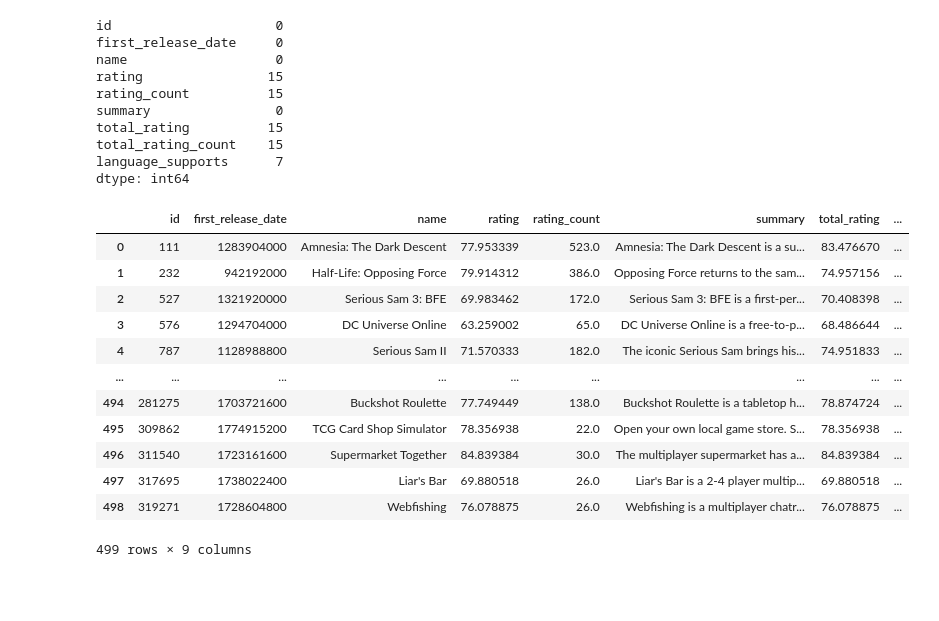
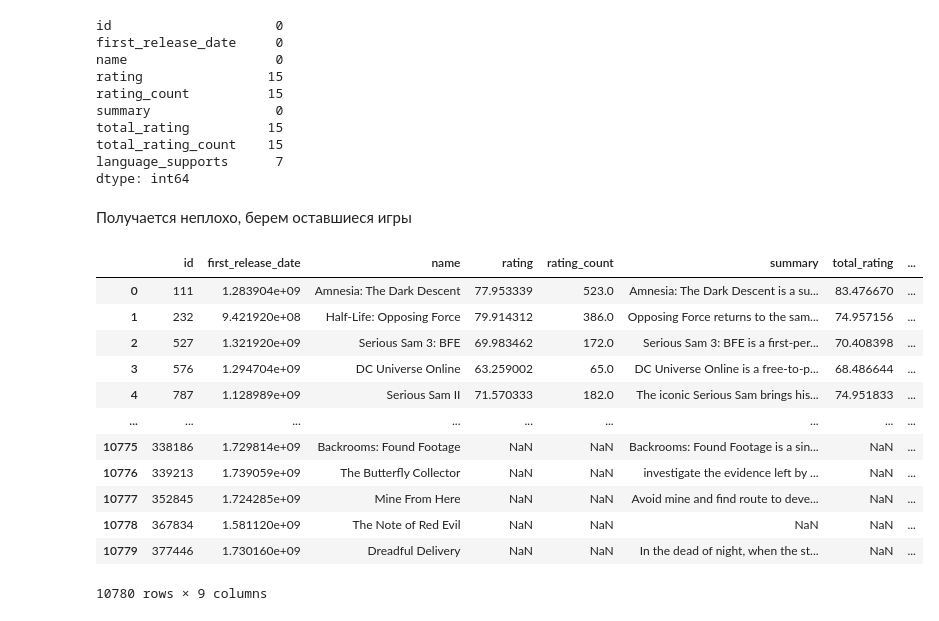
Before and after one commit to ylevennn/smadimo-gp-2, a Jupyter notebook: src/igdb.ipynb, the cells around one changed output. Drawn from its saved outputs; the diff is of its cells as text; code cells hidden in the pictures; blank space fills up the shorter version.

```diff
--- a/src/igdb.ipynb
+++ b/src/igdb.ipynb
@@ -191,19 +195,41 @@ total_rating          15
 total_rating_count    15
 language_supports      7
 dtype: int64
+# %% [markdown]
+Получается неплохо, берем оставшиеся игры
 # %%
-df_games_igdb
+prob = out.copy()
+
+ids = prob['game'].astype(str).tolist()
+ids_str = ','.join(ids)
+
+all = []
+
+for i in range(0, len(prob), 500):
+    ids = prob['game'].iloc[i:i+500].astype(str).tolist()
+    ids_str = ",".join(ids)
+
+    data1 = f'''
+    fields id, name, rating, rating_count, total_rating, total_rating_count, first_release_date,
+    language_supports, summary; where id = ({ids_str}); limit 500;
+    '''
+    request = requests.post('https://api.igdb.com/v4/games', headers={'Client-ID': igdb_id, 'Authorization': f'Bearer {access_token}'}, data=data1)
+    res = request.json()
+
+    all += res
+df_games = pd.DataFrame(all)
+df_games
 # %% [output]
 |  | id | first_release_date | name | rating | rating_count | summary | total_rating | ... |
-| 0 | 111 | 1283904000 | Amnesia: The Dark Descent | 77.953339 | 523.0 | Amnesia: The Dark Descent is a su... | 83.476670 | ... |
-| 1 | 232 | 942192000 | Half-Life: Opposing Force | 79.914312 | 386.0 | Opposing Force returns to the sam... | 74.957156 | ... |
-| 2 | 527 | 1321920000 | Serious Sam 3: BFE | 69.983462 | 172.0 | Serious Sam 3: BFE is a first-per... | 70.408398 | ... |
-| 3 | 576 | 1294704000 | DC Universe Online | 63.259002 | 65.0 | DC Universe Online is a free-to-p... | 68.486644 | ... |
-| 4 | 787 | 1128988800 | Serious Sam II | 71.570333 | 182.0 | The iconic Serious Sam brings his... | 74.951833 | ... |
+| 0 | 111 | 1.283904e+09 | Amnesia: The Dark Descent | 77.953339 | 523.0 | Amnesia: The Dark Descent is a su... | 83.476670 | ... |
+| 1 | 232 | 9.421920e+08 | Half-Life: Opposing Force | 79.914312 | 386.0 | Opposing Force returns to the sam... | 74.957156 | ... |
+| 2 | 527 | 1.321920e+09 | Serious Sam 3: BFE | 69.983462 | 172.0 | Serious Sam 3: BFE is a first-per... | 70.408398 | ... |
+| 3 | 576 | 1.294704e+09 | DC Universe Online | 63.259002 | 65.0 | DC Universe Online is a free-to-p... | 68.486644 | ... |
+| 4 | 787 | 1.128989e+09 | Serious Sam II | 71.570333 | 182.0 | The iconic Serious Sam brings his... | 74.951833 | ... |
 | ... | ... | ... | ... | ... | ... | ... | ... | ... |
-| 494 | 281275 | 1703721600 | Buckshot Roulette | 77.749449 | 138.0 | Buckshot Roulette is a tabletop h... | 78.874724 | ... |
-| 495 | 309862 | 1774915200 | TCG Card Shop Simulator | 78.356938 | 22.0 | Open your own local game store. S... | 78.356938 | ... |
-| 496 | 311540 | 1723161600 | Supermarket Together | 84.839384 | 30.0 | The multiplayer supermarket has a... | 84.839384 | ... |
-| 497 | 317695 | 1738022400 | Liar's Bar | 69.880518 | 26.0 | Liar's Bar is a 2-4 player multip... | 69.880518 | ... |
-| 498 | 319271 | 1728604800 | Webfishing | 76.078875 | 26.0 | Webfishing is a multiplayer chatr... | 76.078875 | ... |
+| 10775 | 338186 | 1.729814e+09 | Backrooms: Found Footage | NaN | NaN | Backrooms: Found Footage is a sin... | NaN | ... |
+| 10776 | 339213 | 1.739059e+09 | The Butterfly Collector | NaN | NaN | investigate the evidence left by ... | NaN | ... |
+| 10777 | 352845 | 1.724285e+09 | Mine From Here | NaN | NaN | Avoid mine and find route to deve... | NaN | ... |
+| 10778 | 367834 | 1.581120e+09 | The Note of Red Evil | NaN | NaN | NaN | NaN | ... |
+| 10779 | 377446 | 1.730160e+09 | Dreadful Delivery | NaN | NaN | In the dead of night, when the st... | NaN | ... |
-499 rows × 9 columns
+10780 rows × 9 columns
```
Also changed, not shown: parts of 10 cells of this notebook, 2 other files.
